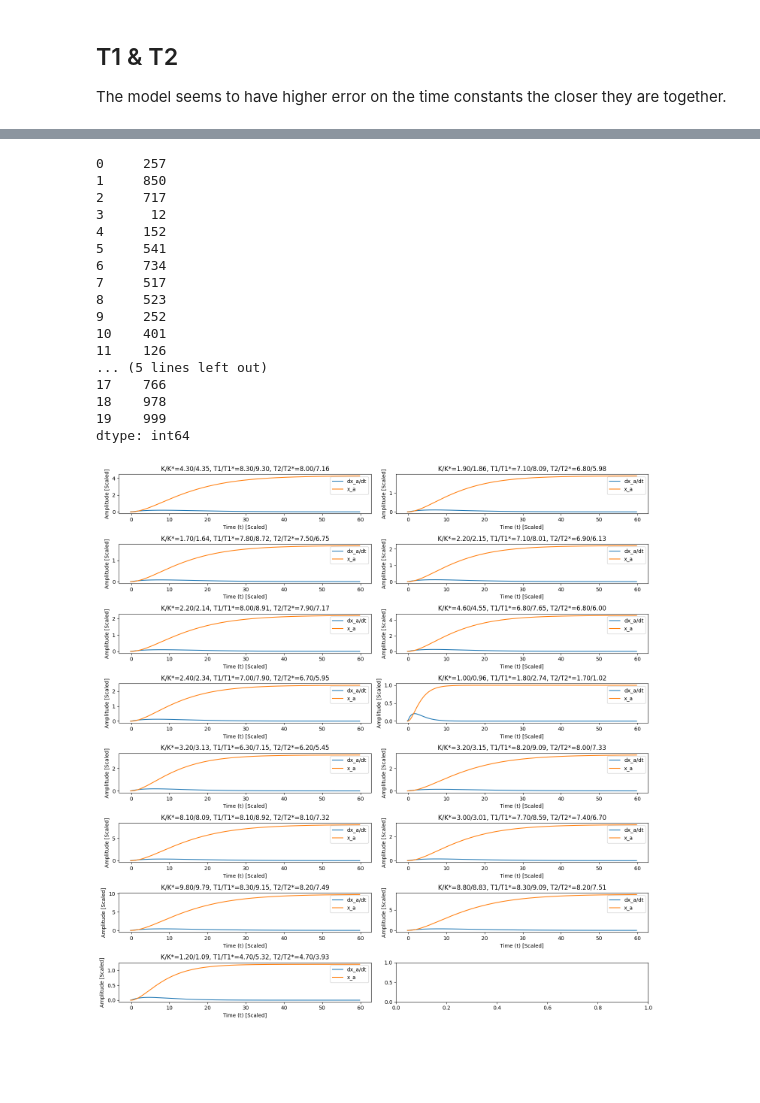
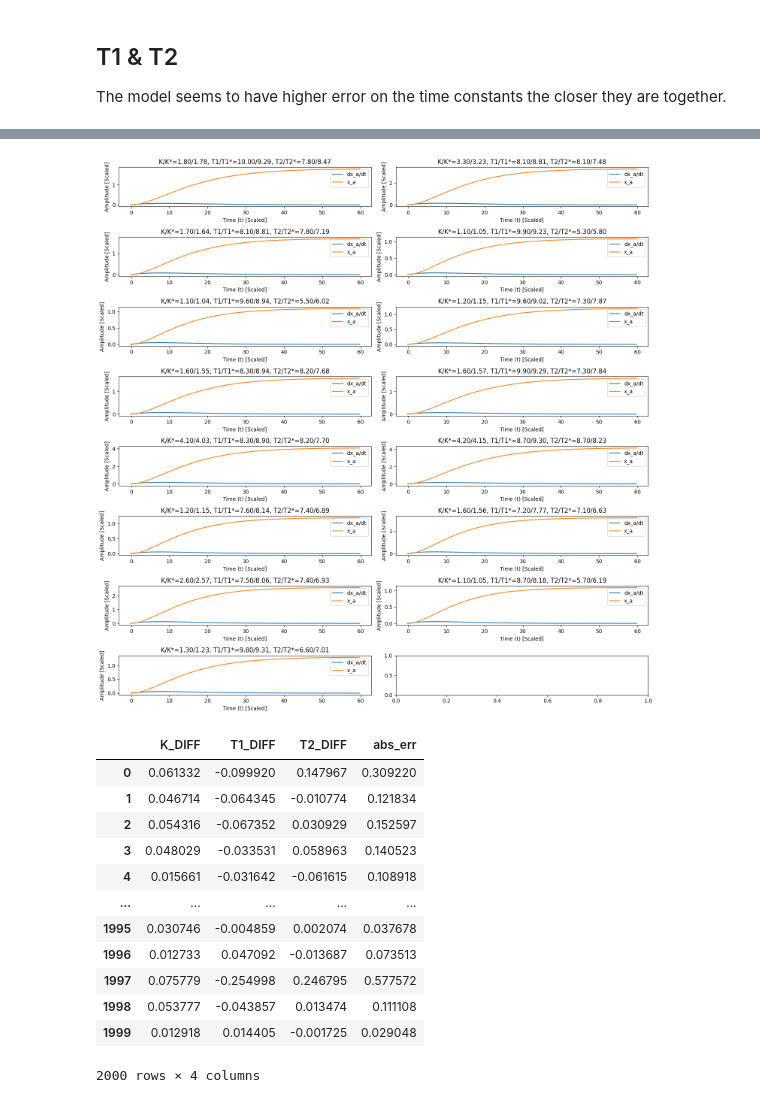
Before and after one commit to sergiokali/apa, a Jupyter notebook: AiPATrainer.ipynb, the cells around one changed output, grey strips where cells are left out. Saved outputs shown, nothing was run; the diff lists cells and outputs as text; code cells hidden in the pictures; blank space fills up the shorter version.

```diff
--- a/AiPATrainer.ipynb
+++ b/AiPATrainer.ipynb
@@ -590,28 +576,25 @@ plot_systems(systems[10:20])
 # %%
 error_results = pd.DataFrame({
     'K_DIFF' : y_actual[:, 0] - y_pred[:, 0],
     'T1_DIFF' : y_actual[:, 1] - y_pred[:, 1],
     'T2_DIFF' : y_actual[:, 2] - y_pred[:, 2],
 })
-highest_err = np.argsort(-np.abs(error_results['K_DIFF']) - np.abs(error_results['T1_DIFF']) - np.abs(error_results['T2_DIFF']))
-print(highest_err[:20])
+error_results['abs_err'] = np.abs(error_results['K_DIFF']) + np.abs(error_results['T1_DIFF']) + np.abs(error_results['T2_DIFF'])
+highest_err = np.argsort(-1*error_results['abs_err'])
 plot_systems(highest_err.values[:15])
+display(error_results)
 # %% [output]
+[figure, new version]
+|  | K_DIFF | T1_DIFF | T2_DIFF | abs_err |
+| 0 | 0.061332 | -0.099920 | 0.147967 | 0.309220 |
+| 1 | 0.046714 | -0.064345 | -0.010774 | 0.121834 |
+| 2 | 0.054316 | -0.067352 | 0.030929 | 0.152597 |
+| 3 | 0.048029 | -0.033531 | 0.058963 | 0.140523 |
+| 4 | 0.015661 | -0.031642 | -0.061615 | 0.108918 |
+| ... | ... | ... | ... | ... |
+| 1995 | 0.030746 | -0.004859 | 0.002074 | 0.037678 |
+| 1996 | 0.012733 | 0.047092 | -0.013687 | 0.073513 |
+| 1997 | 0.075779 | -0.254998 | 0.246795 | 0.577572 |
+| 1998 | 0.053777 | -0.043857 | 0.013474 | 0.111108 |
+| 1999 | 0.012918 | 0.014405 | -0.001725 | 0.029048 |
-0     257
-1     850
-2     717
-3      12
-4     152
-5     541
-6     734
-7     517
-8     523
-9     252
-10    401
-11    126
-... (5 lines left out)
-17    766
-18    978
-19    999
-dtype: int64
+2000 rows × 4 columns
-[figure, old version]
```
Also changed, not shown: parts of 9 cells of this notebook.
